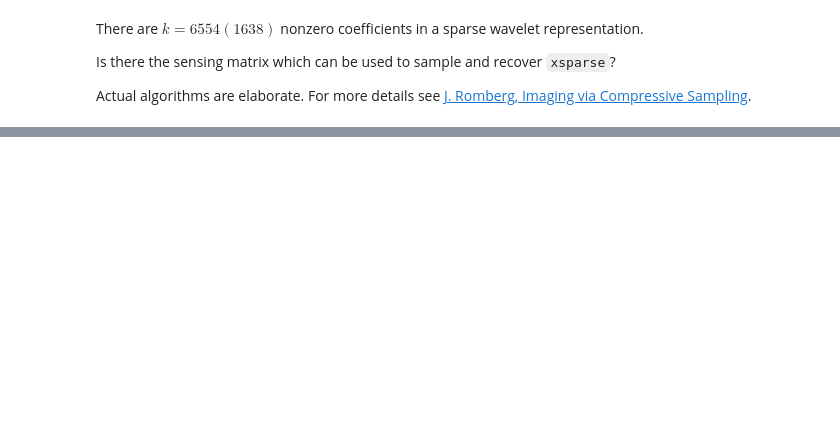
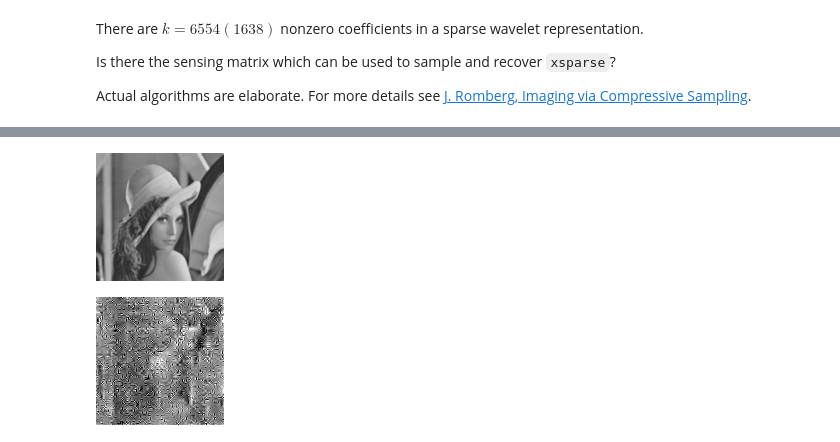
Before and after one commit to ivanslapnicar/GIAN-Applied-NLA-Course, a Jupyter notebook: src/Module C - Applications/L15 Compressive Sensing.ipynb, the cells around one changed output, grey strips where cells are left out. Cells and saved outputs as stored; diff of their text form; code cells hidden in the pictures; blank space fills up the shorter version.

```diff
--- a/src/Module C - Applications/L15 Compressive Sensing.ipynb
+++ b/src/Module C - Applications/L15 Compressive Sensing.ipynb
@@ -697,6 +719,6 @@ img=load("files/lena_gray_128.tif")
 [figure]
 # %%
 # Convert the image to 32 or 64 bit floats
-x=map(Float32,img)
+x=map(Float64,img)
 " Number of matrix elements = ",prod(size(x)), " Bytes = ",sizeof(x)
 # %% [output]
@@ -772,7 +794,6 @@ A=2*(rand(Bernoulli(0.5),m,n).-0.5)
 for i=1:size(A,2)
     normalize!(A[:,i])
 end
-A=map(Float32,A)
 # Sampling
 b=A*xsparse[:]
 # Recovery
@@ -833,4 +874,4 @@ l1=linprog(ones(Float32,n),A,'=',b,0,Inf,ClpSolver(PrimalTolerance=1e-4,
         DualTolerance=1e-4,MaximumSeconds=100,PresolveType=1))
 =#
 # %%
-l1=linprog(ones(Float32,n),A,'=',b,0,Inf,GLPKSolverLP(method=:InteriorPoint))
+l1=linprog(ones(Float32,n),A,'=',b,0,Inf,GurobiSolver())
@@ -836,0 +925,3 @@ l1=linprog(ones(Float32,n),A,'=',b,0,Inf,GLPKSolverLP(method=:InteriorPoint))
+# %%
+# Form the matrix
+xrecover=reshape(l1.sol,128,128)
@@ -836,0 +966,8 @@ l1=linprog(ones(Float32,n),A,'=',b,0,Inf,GLPKSolverLP(method=:InteriorPoint))
+# %%
+imgrecover=idwt(xrecover, wavelet(wlet))
+# Original and recovered image
+display(img)
+display(colorview(Gray,imgrecover))
+# %% [output]
+[figure, added]
+[figure, added]
```
Also changed, not shown: parts of 34 cells of this notebook, 2 other files.
